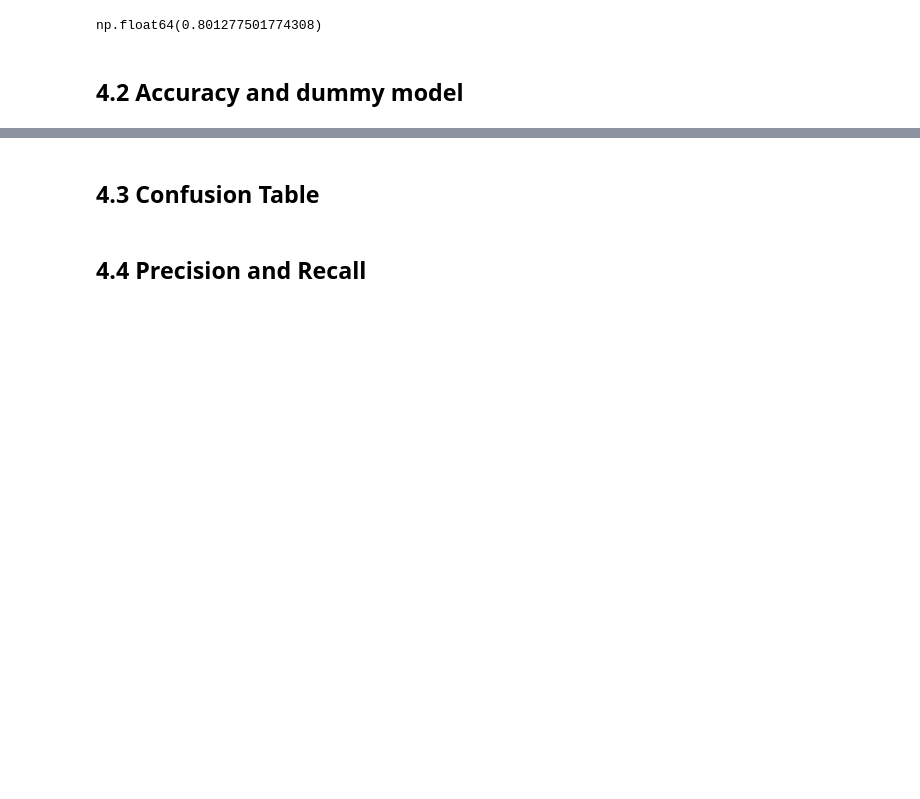
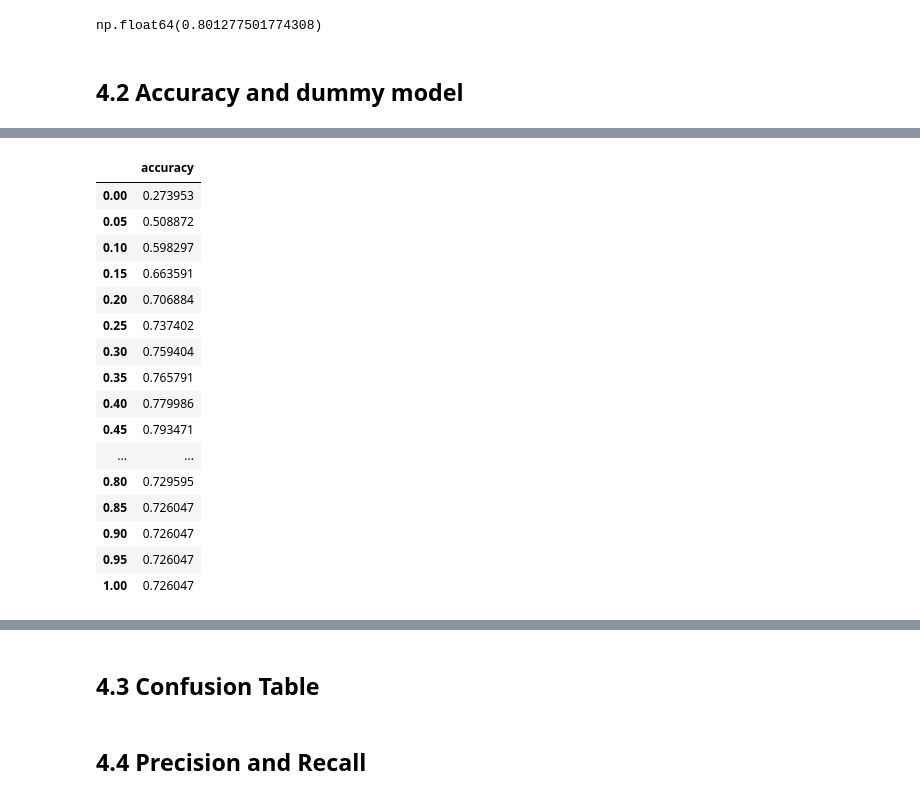
Before and after one commit to ShaniceWilliams/ml-zoomcamp, a Jupyter notebook: 04_Evaluation/4_Evaluation.ipynb, the cells around one changed output, grey strips where cells are left out. Saved outputs shown, nothing was run; the diff lists cells and outputs as text; code cells hidden in the pictures; blank space fills up the shorter version.

```diff
--- a/04_Evaluation/4_Evaluation.ipynb
+++ b/04_Evaluation/4_Evaluation.ipynb
@@ -102,0 +157,20 @@ np.float64(0.801277501774308)
+# %%
+threshold_df
+# %% [output]
+|  | accuracy |
+| 0.00 | 0.273953 |
+| 0.05 | 0.508872 |
+| 0.10 | 0.598297 |
+| 0.15 | 0.663591 |
+| 0.20 | 0.706884 |
+| 0.25 | 0.737402 |
+| 0.30 | 0.759404 |
+| 0.35 | 0.765791 |
+| 0.40 | 0.779986 |
+| 0.45 | 0.793471 |
+| ... | ... |
+| 0.80 | 0.729595 |
+| 0.85 | 0.726047 |
+| 0.90 | 0.726047 |
+| 0.95 | 0.726047 |
+| 1.00 | 0.726047 |
```
Also changed, not shown: parts of 12 cells of this notebook.
